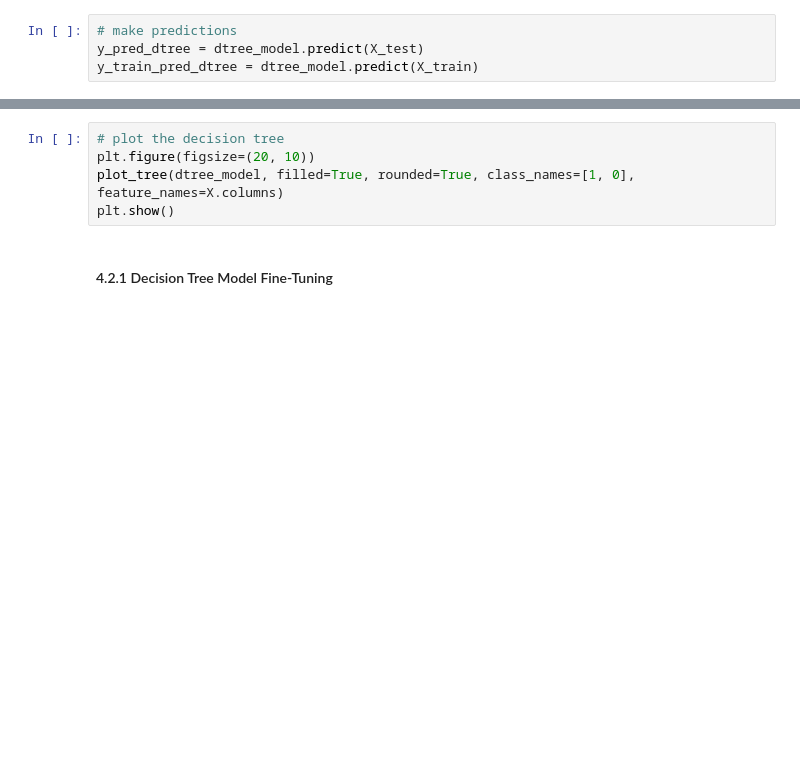
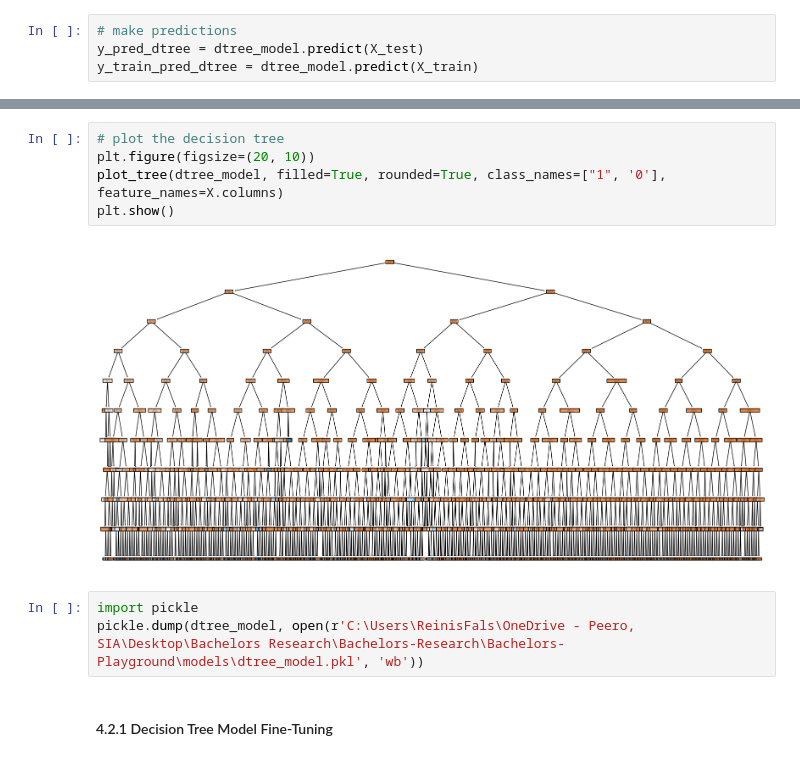
Before and after one commit to rfals/Bachelors-Playground, a Jupyter notebook: notebooks/mlModels.ipynb, the cells around one changed output, grey strips where cells are left out. Cells and saved outputs as stored; diff of their text form; blank space fills up the shorter version.

Commit message:
log model

```diff
--- a/notebooks/mlModels.ipynb
+++ b/notebooks/mlModels.ipynb
@@ -296,8 +301,13 @@ print("Accuracy: {:.4%}".format(dtree_accuracy))
 # %%
 # plot the decision tree
 plt.figure(figsize=(20, 10))
-plot_tree(dtree_model, filled=True, rounded=True, class_names=[1, 0], feature_names=X.columns)
+plot_tree(dtree_model, filled=True, rounded=True, class_names=["1", '0'], feature_names=X.columns)
 plt.show()
+# %% [output]
+[figure, added]
+# %%
+import pickle
+pickle.dump(dtree_model, open(r'C:\Users\ReinisFals\OneDrive - Peero, SIA\Desktop\Bachelors Research\Bachelors-Research\Bachelors-Playground\models\dtree_model.pkl', 'wb'))
 # %% [markdown]
 #### 4.2.1 Decision Tree Model Fine-Tuning
 # %%
```
Also changed, not shown: parts of 4 cells of this notebook, 2 other files.
